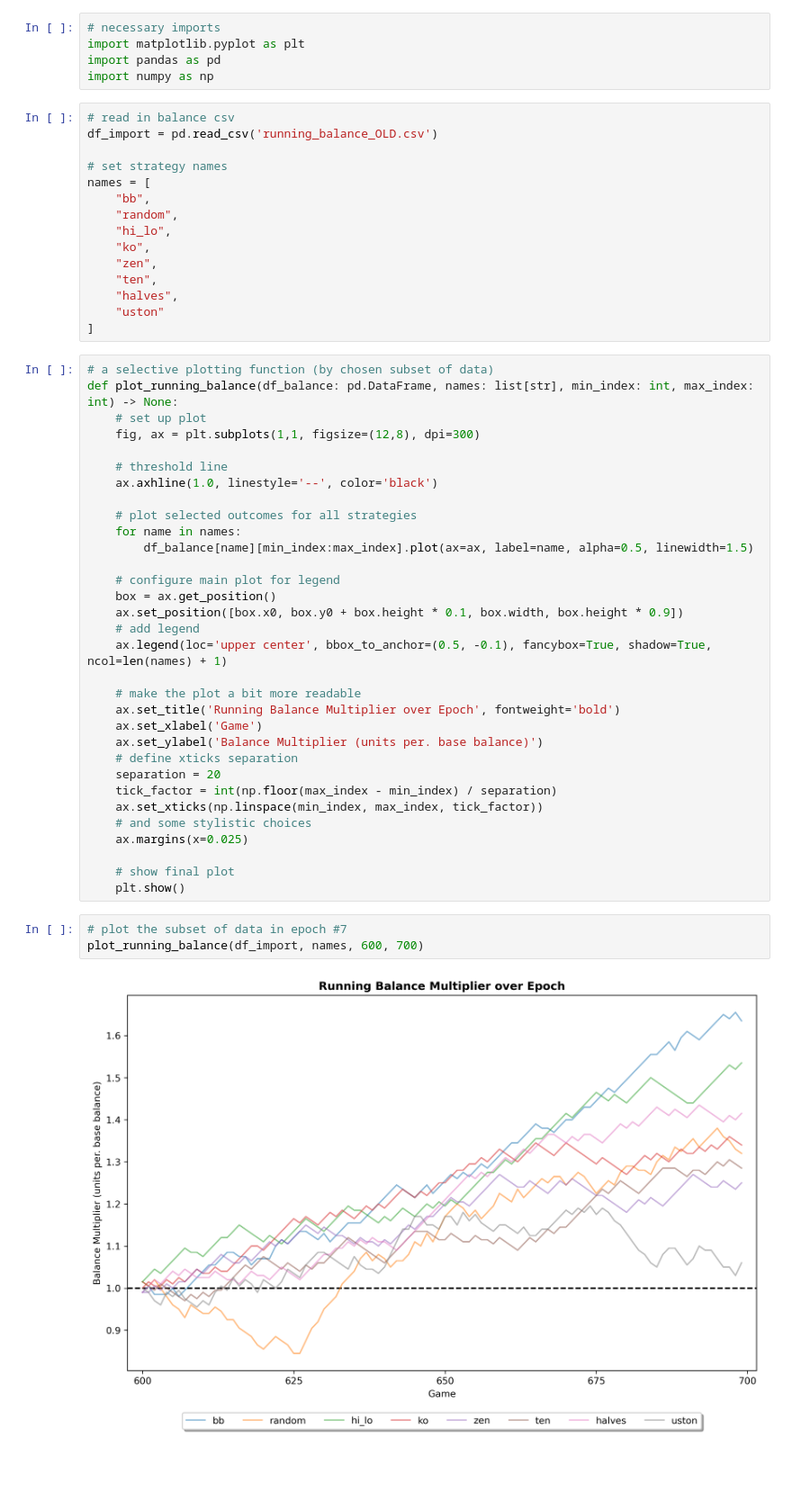
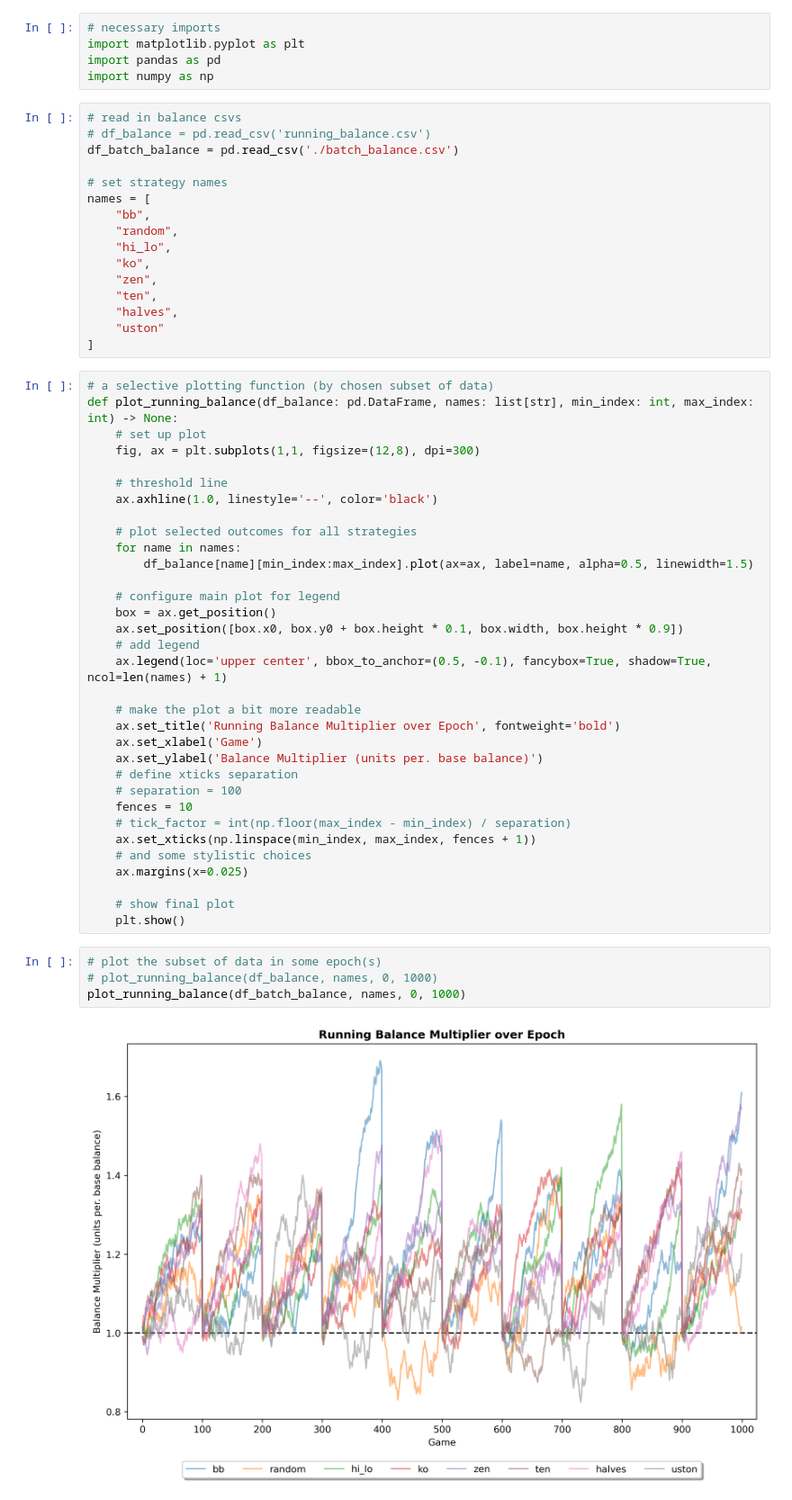
Before and after one commit to hlakams/bb-player, a Jupyter notebook: plotter.ipynb, the cells around one changed output. Shown at 90% size. Saved outputs shown, nothing was run; the diff lists cells and outputs as text; blank space fills up the shorter version.

Commit message:
corrected balance multiplier, likelihoods

```diff
--- a/plotter.ipynb
+++ b/plotter.ipynb
@@ -6,8 +6,9 @@ import matplotlib.pyplot as plt
 import pandas as pd
 import numpy as np
 # %%
-# read in balance csv
-df_import = pd.read_csv('running_balance_OLD.csv')
+# read in balance csvs
+# df_balance = pd.read_csv('running_balance.csv')
+df_batch_balance = pd.read_csv('./batch_balance.csv')
 
 # set strategy names
 names = [
@@ -44,16 +45,18 @@ def plot_running_balance(df_balance: pd.DataFrame, names: list[str], min_index:
     ax.set_xlabel('Game')
     ax.set_ylabel('Balance Multiplier (units per. base balance)')
     # define xticks separation
-    separation = 20
-    tick_factor = int(np.floor(max_index - min_index) / separation)
-    ax.set_xticks(np.linspace(min_index, max_index, tick_factor))
+    # separation = 100
+    fences = 10
+    # tick_factor = int(np.floor(max_index - min_index) / separation)
+    ax.set_xticks(np.linspace(min_index, max_index, fences + 1))
     # and some stylistic choices
     ax.margins(x=0.025)
 
     # show final plot
     plt.show()
 # %%
-# plot the subset of data in epoch #7
-plot_running_balance(df_import, names, 600, 700)
+# plot the subset of data in some epoch(s)
+# plot_running_balance(df_balance, names, 0, 1000)
+plot_running_balance(df_batch_balance, names, 0, 1000)
 # %% [output]
-[figure, old version]
+[figure, new version]
```
Also changed, not shown: 10 other files.
